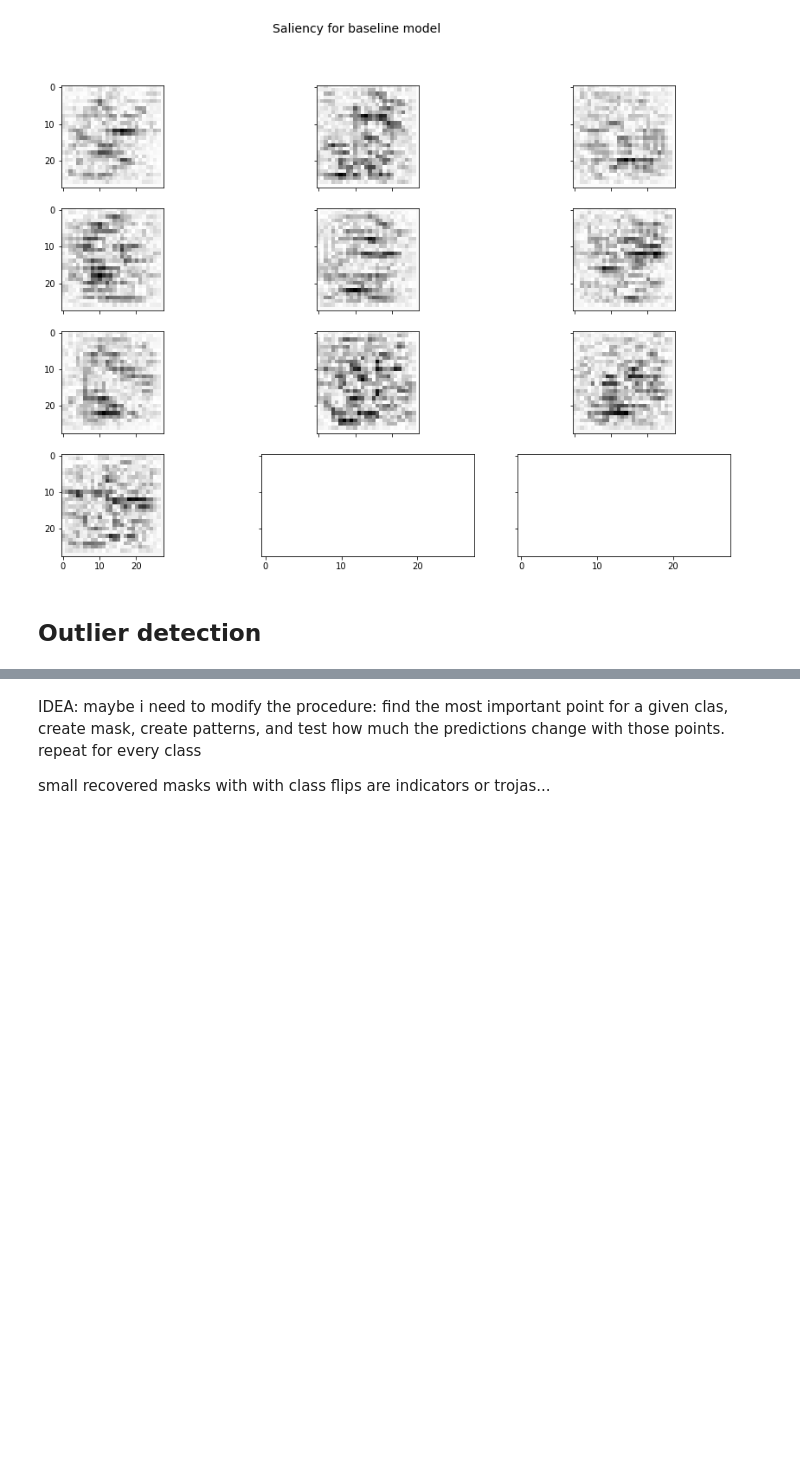
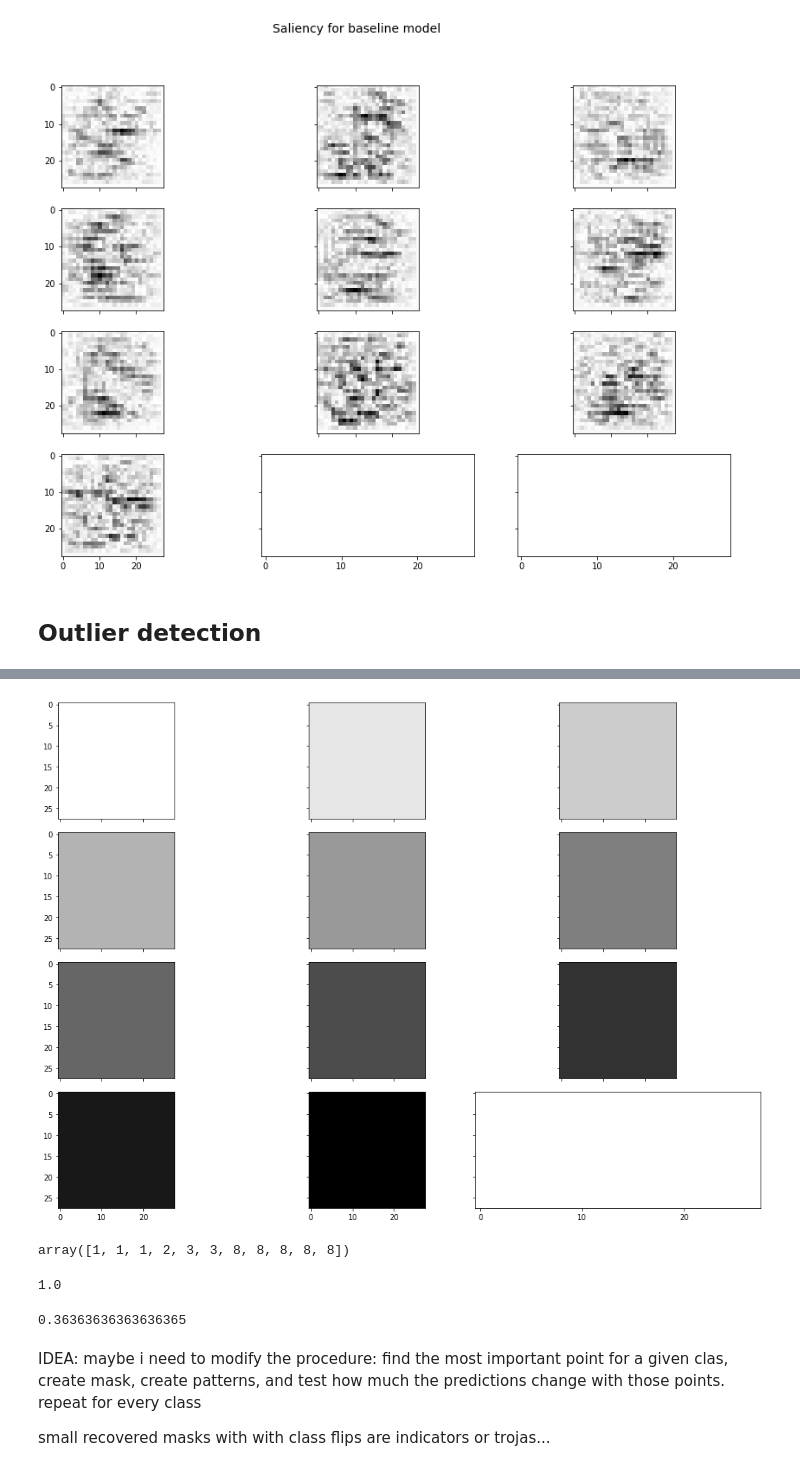
Before and after one commit to edublancas/trojan-defender, a Jupyter notebook: experiments/full-pipeline.ipynb, the cells around one changed output, grey strips where cells are left out. Drawn from its saved outputs; the diff is of its cells as text; code cells hidden in the pictures; blank space fills up the shorter version.

```diff
--- a/experiments/full-pipeline.ipynb
+++ b/experiments/full-pipeline.ipynb
@@ -277,0 +262,17 @@ plot.image(blank_input)
+# %%
+base = make_series(apply=False)
+plot.grid(base)
+# %% [output]
+[figure, added]
+# %%
+base_preds = model.predict_classes(base)
+base_preds
+# %% [output]
+array([1, 1, 1, 2, 3, 3, 8, 8, 8, 8, 8])
+# %%
+series = make_series(apply=True)
+series_preds = model.predict_classes(series)
+
+(base_preds != series_preds).mean()
+# %% [output]
+1.0
@@ -278,3 +281,10 @@ plot.image(blank_input)
+# %%
+series = make_series(apply=True)
+series_preds = baseline.predict_classes(series)
+
+(base_preds != series_preds).mean()
+# %% [output]
+0.36363636363636365
 # %% [markdown]
 IDEA: maybe i need to modify the procedure: find the most important point for a given clas, create mask, create patterns, and test how much the predictions change with those points. repeat for every class
 
```
Also changed, not shown: parts of 19 cells of this notebook.
